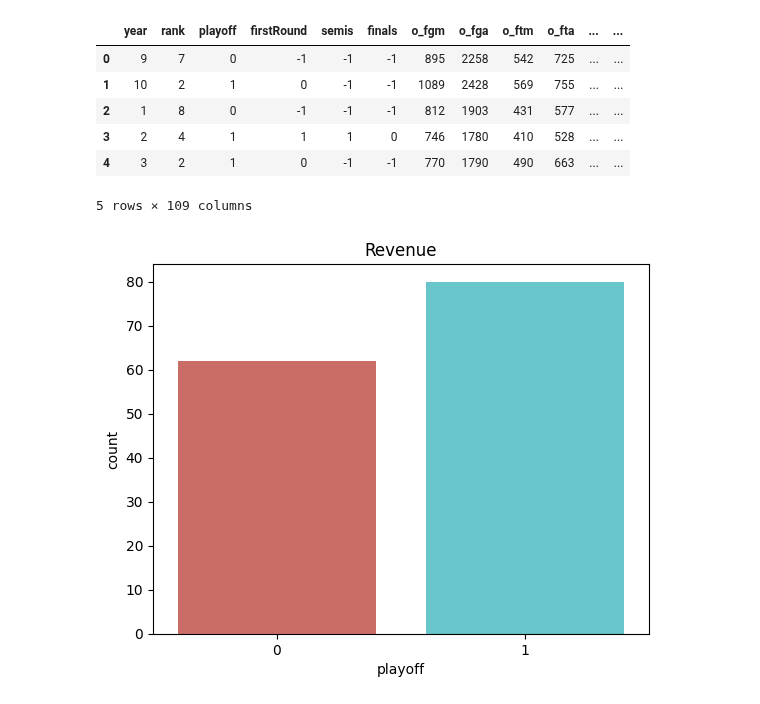
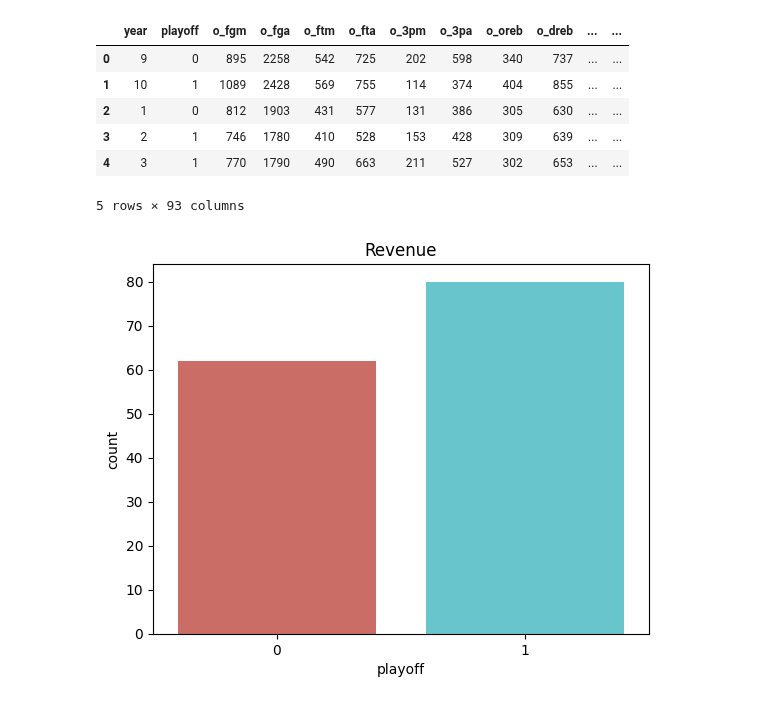
Before and after one commit to Joanaigs/Predict-WNBA-Winners-AC-66, a Jupyter notebook: training.ipynb, the cells around one changed output. Drawn from its saved outputs; the diff is of its cells as text; code cells hidden in the pictures.

```diff
--- a/training.ipynb
+++ b/training.ipynb
@@ -9,15 +9,16 @@ from sklearn.metrics import accuracy_score, precision_score, recall_score, f1_sc
 import matplotlib.pyplot as plt
 # %%
 df_teams=pd.read_csv('final_data.csv')
+df_teams.drop(columns=['firstRound', 'semis', 'finals', 'rank'], inplace=True)
 df_teams.head()
 # %% [output]
-|  | year | rank | playoff | firstRound | semis | finals | o_fgm | o_fga | o_ftm | o_fta | ... | ... |
-| 0 | 9 | 7 | 0 | -1 | -1 | -1 | 895 | 2258 | 542 | 725 | ... | ... |
-| 1 | 10 | 2 | 1 | 0 | -1 | -1 | 1089 | 2428 | 569 | 755 | ... | ... |
-| 2 | 1 | 8 | 0 | -1 | -1 | -1 | 812 | 1903 | 431 | 577 | ... | ... |
-| 3 | 2 | 4 | 1 | 1 | 1 | 0 | 746 | 1780 | 410 | 528 | ... | ... |
-| 4 | 3 | 2 | 1 | 0 | -1 | -1 | 770 | 1790 | 490 | 663 | ... | ... |
+|  | year | playoff | o_fgm | o_fga | o_ftm | o_fta | o_3pm | o_3pa | o_oreb | o_dreb | ... | ... |
+| 0 | 9 | 0 | 895 | 2258 | 542 | 725 | 202 | 598 | 340 | 737 | ... | ... |
+| 1 | 10 | 1 | 1089 | 2428 | 569 | 755 | 114 | 374 | 404 | 855 | ... | ... |
+| 2 | 1 | 0 | 812 | 1903 | 431 | 577 | 131 | 386 | 305 | 630 | ... | ... |
+| 3 | 2 | 1 | 746 | 1780 | 410 | 528 | 153 | 428 | 309 | 639 | ... | ... |
+| 4 | 3 | 1 | 770 | 1790 | 490 | 663 | 211 | 527 | 302 | 653 | ... | ... |
-5 rows × 109 columns
+5 rows × 93 columns
 # %%
 sb.countplot(x='playoff',data=df_teams, palette='hls')
 plt.title("Revenue")
```
Also changed, not shown: parts of 1 cell of this notebook, 1 other file.
